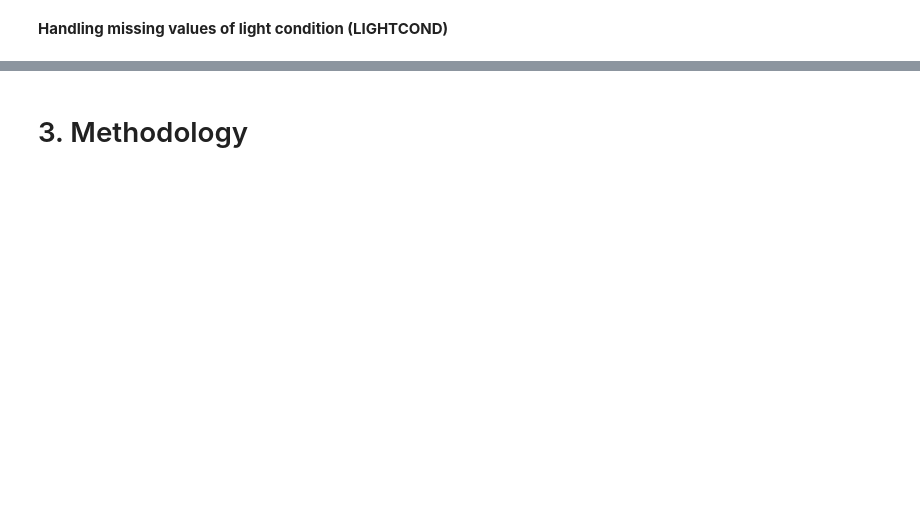
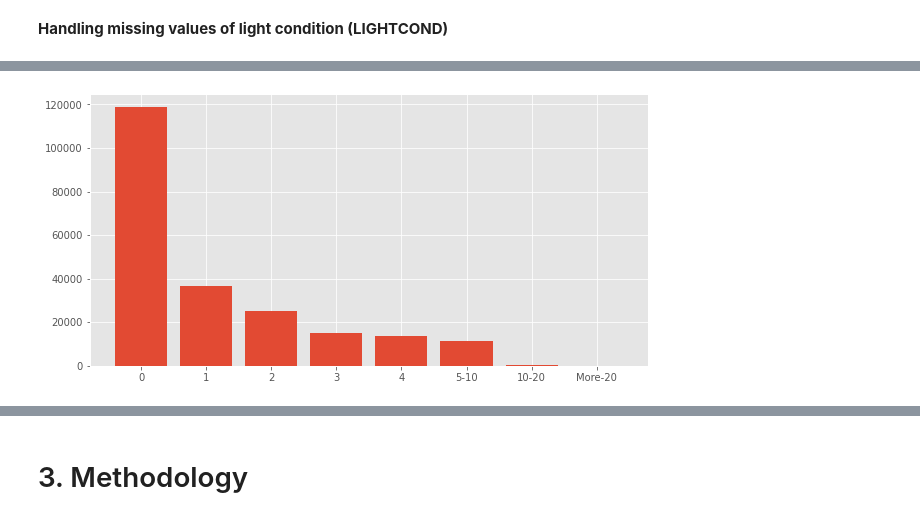
Before and after one commit to AhmedRasha/Coursera_Capstone, a Jupyter notebook: Capstone_Project.ipynb, the cells around one changed output, grey strips where cells are left out. Saved outputs shown, nothing was run; the diff lists cells and outputs as text; code cells hidden in the pictures; blank space fills up the shorter version.

```diff
--- a/Capstone_Project.ipynb
+++ b/Capstone_Project.ipynb
@@ -577,0 +744,5 @@ dtype: object
+# %%
+# Define non-uniform bins
+bins = [0, 1, 2, 3, 4, 5, 10, 20, df.PERSONCOUNT.max()+0.01]
+labels = ['PERCOUNT-'+str(x) for x in list(range(5)) + ['5-10', '10-20', 'More-20']]
+df['PERSONCOUNT-BINNED'] = pd.cut(df.PERSONCOUNT, bins=bins, labels=labels, include_lowest=True, right=False)
@@ -577,0 +754,6 @@ dtype: object
+# %%
+fig = plt.figure(figsize=(10,5))
+bar = plt.bar(df['PERSONCOUNT-BINNED'].value_counts().index.to_list(), df['PERSONCOUNT-BINNED'].value_counts(),
+        tick_label=[0,1,2,3,4,'5-10', '10-20', 'More-20'])
+# %% [output]
+[figure, added]
```
Also changed, not shown: parts of 235 cells of this notebook, 1 other file.
